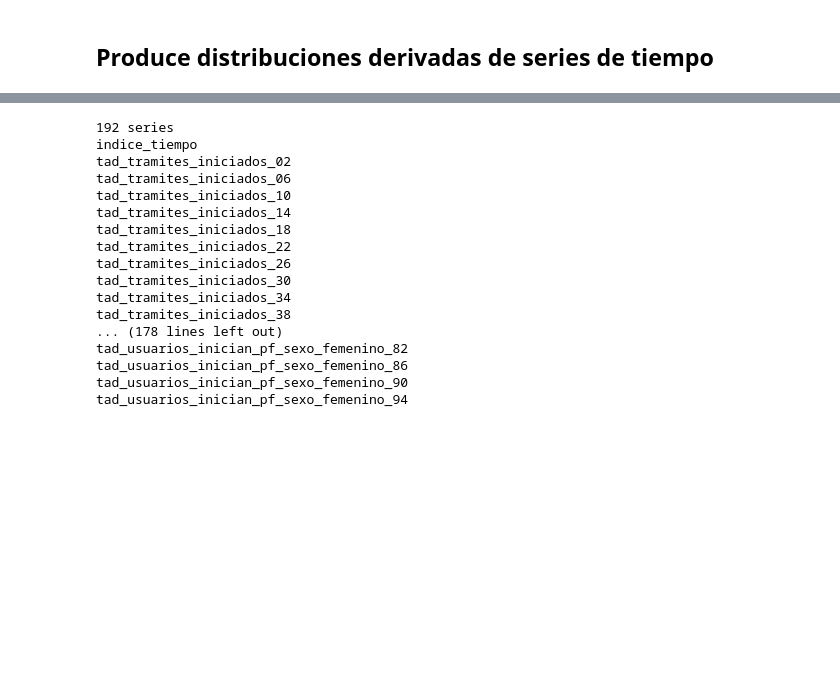
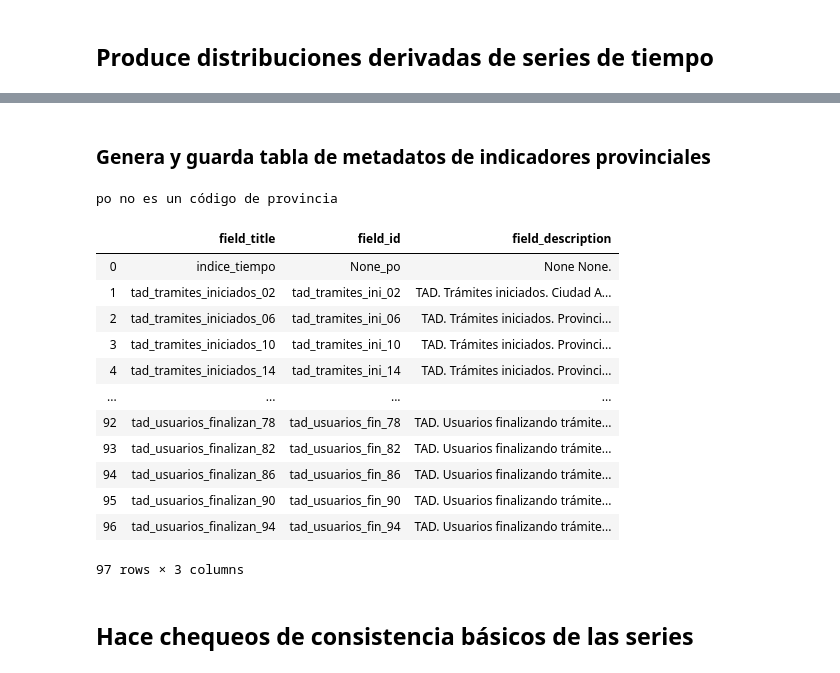
Before and after one commit to datosgobar/datasets-portal, a Jupyter notebook: tramites-distancia/TAD | Rutina de limpieza para publicación.ipynb, the cells around one changed output, grey strips where cells are left out. Saved outputs shown, nothing was run; the diff lists cells and outputs as text; code cells hidden in the pictures; blank space fills up the shorter version.

Commit message:
Agrego comentarios, aserciones y subtítulos para que sea más fácil de entender.

```diff
--- a/tramites-distancia/TAD | Rutina de limpieza para publicación.ipynb
+++ b/tramites-distancia/TAD | Rutina de limpieza para publicación.ipynb
@@ -238 +257,10 @@ df_renamed.to_csv(FILENAME_OUTPUT, encoding="utf8", sep=",", index=False)
+# %%
+CURR_MONTH = arrow.now().format("YYYY-MM")
+
+# la base está definida sobre los trámites "iniciados y ya finalizados" por lo
+# que el corte para evitar el mes actual incompleto, debe operar sobre los
+# trámites que tengan cualquiera de las dos fechas (inicio o fin) fuera del
+# período de tiempo que tiene meses completos
+df_ini = df_renamed[(df_renamed.fecha_inicio < CURR_MONTH) & (df_renamed.fecha_finalizacion < CURR_MONTH)]
+df_fin = df_renamed[(df_renamed.fecha_finalizacion < CURR_MONTH) & (df_renamed.fecha_inicio < CURR_MONTH)]
 # %% [markdown]
@@ -522,25 +599,49 @@ dfs_prov_merged = dfs_prov_merged.reset_index().rename(columns={"index": "indice
 # %%
 dfs_prov_merged.to_csv(FILENAME_OUTPUT_SERIES_PROVINCIAS, index=False, encoding="utf8", sep=",")
-# %%
-# series a documentar en el catálogo
-print(len(dfs_prov_merged.columns) - 1, "series")
-for col in dfs_prov_merged.columns:
-    print(col)
-# %% [output]
-192 series
-indice_tiempo
-tad_tramites_iniciados_02
-tad_tramites_iniciados_06
-tad_tramites_iniciados_10
-tad_tramites_iniciados_14
-tad_tramites_iniciados_18
-tad_tramites_iniciados_22
-tad_tramites_iniciados_26
-tad_tramites_iniciados_30
-tad_tramites_iniciados_34
-tad_tramites_iniciados_38
-... (178 lines left out)
-tad_usuarios_inician_pf_sexo_femenino_82
-tad_usuarios_inician_pf_sexo_femenino_86
-tad_usuarios_inician_pf_sexo_femenino_90
-tad_usuarios_inician_pf_sexo_femenino_94
+# %% [markdown]
+### Genera y guarda tabla de metadatos de indicadores provinciales
+# %%
+def get_prov_nombre_oficial(prov_id):
+    """Devuelve nombre de provincia, pasando su id."""
+    return provincias_georef.set_index("provincia_id").loc[prov_id][0]
+# %%
+def get_prov_nombre_completo(prov_id):
+    """Devuelve frase o nombre completo de provincia, pasando su id."""
+
+    # CABA no es una provincia
+    if prov_id == "02":
+        return get_prov_nombre_oficial(prov_id)
+    else:
+        try:
+            return "Provincia de " + get_prov_nombre_oficial(prov_id)
+        except KeyError:
+            print(prov_id, "no es un código de provincia")
+# %%
+# series a documentar en el catálogo
+df_series_provincias_metadatos = pd.DataFrame({
+    "field_title": list(dfs_prov_merged.columns),
+    "field_id": dfs_prov_merged.columns.map(
+        lambda x: "{}_{}".format(TITLE_DOCS.get(x[:-3], {}).get("id"), x[-2:])),
+    "field_description": dfs_prov_merged.columns.map(
+        lambda x: "{} {}.".format(TITLE_DOCS.get(x[:-3], {}).get("description"), get_prov_nombre_completo(x[-2:])))
+})
+df_series_provincias_metadatos.to_csv(FILENAME_OUTPUT_SERIES_PROVINCIAS_METADATOS, index=False, encoding="utf8", sep=",")
+df_series_provincias_metadatos.to_clipboard()
+df_series_provincias_metadatos
+# %% [output]
+po no es un código de provincia
+|  | field_title | field_id | field_description |
+| 0 | indice_tiempo | None_po | None None. |
+| 1 | tad_tramites_iniciados_02 | tad_tramites_ini_02 | TAD. Trámites iniciados. Ciudad A... |
+| 2 | tad_tramites_iniciados_06 | tad_tramites_ini_06 | TAD. Trámites iniciados. Provinci... |
+| 3 | tad_tramites_iniciados_10 | tad_tramites_ini_10 | TAD. Trámites iniciados. Provinci... |
+| 4 | tad_tramites_iniciados_14 | tad_tramites_ini_14 | TAD. Trámites iniciados. Provinci... |
+| ... | ... | ... | ... |
+| 92 | tad_usuarios_finalizan_78 | tad_usuarios_fin_78 | TAD. Usuarios finalizando trámite... |
+| 93 | tad_usuarios_finalizan_82 | tad_usuarios_fin_82 | TAD. Usuarios finalizando trámite... |
+| 94 | tad_usuarios_finalizan_86 | tad_usuarios_fin_86 | TAD. Usuarios finalizando trámite... |
+| 95 | tad_usuarios_finalizan_90 | tad_usuarios_fin_90 | TAD. Usuarios finalizando trámite... |
+| 96 | tad_usuarios_finalizan_94 | tad_usuarios_fin_94 | TAD. Usuarios finalizando trámite... |
+97 rows × 3 columns
+# %% [markdown]
+## Hace chequeos de consistencia básicos de las series
```
Also changed, not shown: parts of 39 cells of this notebook.
